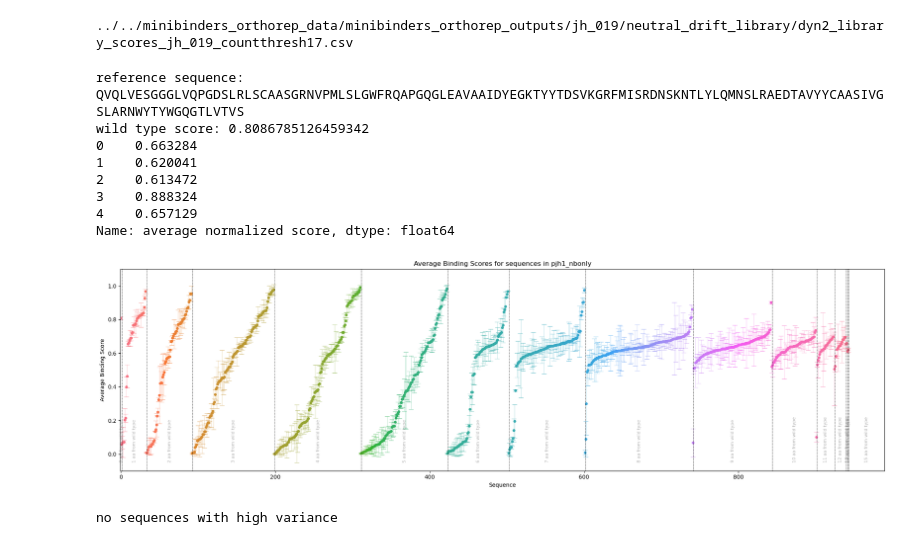
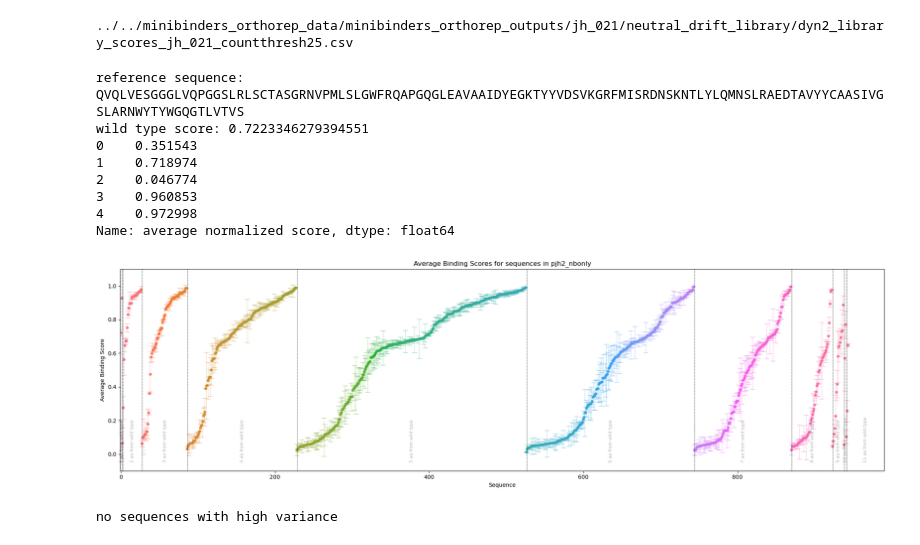
Before and after one commit to jhambale/neutral_drift_srtseq, a Jupyter notebook: 11_clean_neutvar.ipynb, the cells around one changed output. Cells and saved outputs as stored; diff of their text form; code cells hidden in the pictures.

Commit message:
script 11 up to library 021. script 17 sizes nodes by sequence frequency of occurence.

```diff
--- a/11_clean_neutvar.ipynb
+++ b/11_clean_neutvar.ipynb
@@ -25,8 +25,9 @@ import argparse
 # %%
 # set up directories to which to point
 
-experiment_id = 'jh_019' # user sets this
-min_contexts = 7 # sets desired minimum contexts to be included in graphing
+experiment_id = 'jh_021' # user sets this
+min_contexts = 10
+# sets desired minimum contexts to be included in graphing
 
 if experiment_id == 'jh_005':
     fasta_name = 'pjh3_nbonly'
@@ -98,12 +99,17 @@ elif experiment_id == 'jh_019':
     mutation_df_paths = f'../../minibinders_orthorep_data/minibinders_orthorep_outputs/{experiment_id}/neutral_drift_library/'
     score_tag_name = 'replicate_1'
     score_tag_name2 = 'replicate_2'
+elif experiment_id == 'jh_021':
+    fasta_name = 'pjh2_nbonly'
+    mutation_df_paths = f'../../minibinders_orthorep_data/minibinders_orthorep_outputs/{experiment_id}/neutral_drift_library/'
+    score_tag_name = 'replicate_1'
+    score_tag_name2 = 'replicate_2'
 
-cpm = '17'
+cpm = '25'
 csv_files = glob.glob(os.path.join(mutation_df_paths, f"dyn*scores*{cpm}*.csv"))
 print(csv_files[-1])
 # %% [output]
-../../minibinders_orthorep_data/minibinders_orthorep_outputs/jh_019/neutral_drift_library/dyn2_library_scores_jh_019_countthresh17.csv
+../../minibinders_orthorep_data/minibinders_orthorep_outputs/jh_021/neutral_drift_library/dyn2_library_scores_jh_021_countthresh25.csv
 # %%
 for library_path in [csv_files[-1]]:
     # import and loading
@@ -157,7 +163,7 @@ for library_path in [csv_files[-1]]:
         print(f"error: {e}")
 
     # simple graph for plotting averages and err for replicate scores
-    if experiment_id == 'jh_007' or 'jh_009' or experiment_id == 'jh_011' or experiment_id == 'jh_012' or experiment_id == 'jh_013' or experiment_id == 'jh_016' or experiment_id == 'jh_017' or experiment_id == 'jh_018' or experiment_id == 'jh_019':
+    if experiment_id == 'jh_007' or 'jh_009' or experiment_id == 'jh_011' or experiment_id == 'jh_012' or experiment_id == 'jh_013' or experiment_id == 'jh_016' or experiment_id == 'jh_017' or experiment_id == 'jh_018' or experiment_id == 'jh_019'or experiment_id == 'jh_021':
         library_df['average normalized score'] = library_df[[f'{score_tag_name}', f'{score_tag_name2}']].mean(axis=1)
         print(library_df['average normalized score'][:5])
         library_df['normalized score error'] = library_df[[f'{score_tag_name}', f'{score_tag_name2}']].std(axis=1)
@@ -189,7 +195,7 @@ for library_path in [csv_files[-1]]:
                                                     'normalized score error'])
 
 
-    if experiment_id == 'jh_007' or experiment_id == 'jh_008' or experiment_id == 'jh_009' or experiment_id == 'jh_011' or experiment_id == 'jh_012' or experiment_id == 'jh_013' or experiment_id == 'jh_014' or experiment_id == 'jh_016' or  experiment_id == 'jh_017' or experiment_id == 'jh_018'or experiment_id == 'jh_019':
+    if experiment_id == 'jh_007' or experiment_id == 'jh_008' or experiment_id == 'jh_009' or experiment_id == 'jh_011' or experiment_id == 'jh_012' or experiment_id == 'jh_013' or experiment_id == 'jh_014' or experiment_id == 'jh_016' or  experiment_id == 'jh_017' or experiment_id == 'jh_018' or experiment_id == 'jh_019' or experiment_id == 'jh_021':
         org_outpath = f'../../minibinders_orthorep_data/minibinders_orthorep_outputs/{experiment_id}/neutral_drift_library/plots/seqs_avgscores.png'
         colors_org = sns.color_palette("husl", len(library_org_df))
         wtdistances_org = []
@@ -208,41 +214,41 @@ for library_path in [csv_files[-1]]:
         plt.ylabel('Average Binding Score')
         plt.title(f'Average Binding Scores for sequences in {fasta_name}')
         # plt.legend(loc = 'upper right', bbox_to_anchor=(1.4, 1), borderaxespad=0, frameon=False)
         plt.ylim(-0.1,1.1)
         plt.xlim(-0.5,None)
 
         xmino, xmaxo = plt.xlim()
         linedist_org = []
         linedist_org.append(0)
         for disto in range(len(wtdistances_org[:-1])):
             if wtdistances_org[disto] != wtdistances_org[disto+1]:
                 nextdisto = wtdistances_org[disto+1] - wtdistances_org[disto] # will determine the number of lines plotted
                 for lineo in range(nextdisto):
                     linexo = (disto+1.5)+(lineo/nextdisto * 0.4) # max line occupancy is within 0.1 of the next context
                     plt.axvline(linexo, color = 'k', linestyle='--', linewidth=0.5)
                     linedist_org.append(linexo)
                 # print(linedist_org)
                 plt.text((linedist_org[-1]+linedist_org[-(int(nextdisto)+1)])/2, -0.05, f"{wtdistances_org[disto]} aa from wild type", ha='center', va='bottom', rotation = 90, alpha = 0.3, size = 8)
         plt.text((xmaxo+linedist_org[-1])/2, -0.05, f"{wtdistances_org[-1]} aa from wild type", ha='center', va='bottom', rotation = 90, alpha = 0.3, size = 8)
         plt.tight_layout()
         plt.savefig(org_outpath, bbox_inches='tight', dpi=400)
         plt.show()
         plt.close()
 
     if len(high_var) == 0:
         print('no sequences with high variance')
     else:
         print(f'{len(high_var)} sequence replicates with high variance')
 # %% [output]
-reference sequence: QVQLVESGGGLVQPGDSLRLSCAASGRNVPMLSLGWFRQAPGQGLEAVAAIDYEGKTYYTDSVKGRFMISRDNSKNTLYLQMNSLRAEDTAVYYCAASIVGSLARNWYTYWGQGTLVTVS
-wild type score: 0.8086785126459342
-0    0.663284
-1    0.620041
-2    0.613472
-3    0.888324
-4    0.657129
+reference sequence: QVQLVESGGGLVQPGGSLRLSCTASGRNVPMLSLGWFRQAPGQGLEAVAAIDYEGKTYYVDSVKGRFMISRDNSKNTLYLQMNSLRAEDTAVYYCAASIVGSLARNWYTYWGQGTLVTVS
+wild type score: 0.7223346279394551
+0    0.351543
+1    0.718974
+2    0.046774
+3    0.960853
+4    0.972998
 Name: average normalized score, dtype: float64
-[figure, old version]
+[figure, new version]
 no sequences with high variance
 # %%
     #create families of single mutants from aa sequences within the library
```
Also changed, not shown: parts of 1 cell of this notebook, 3 other files.
